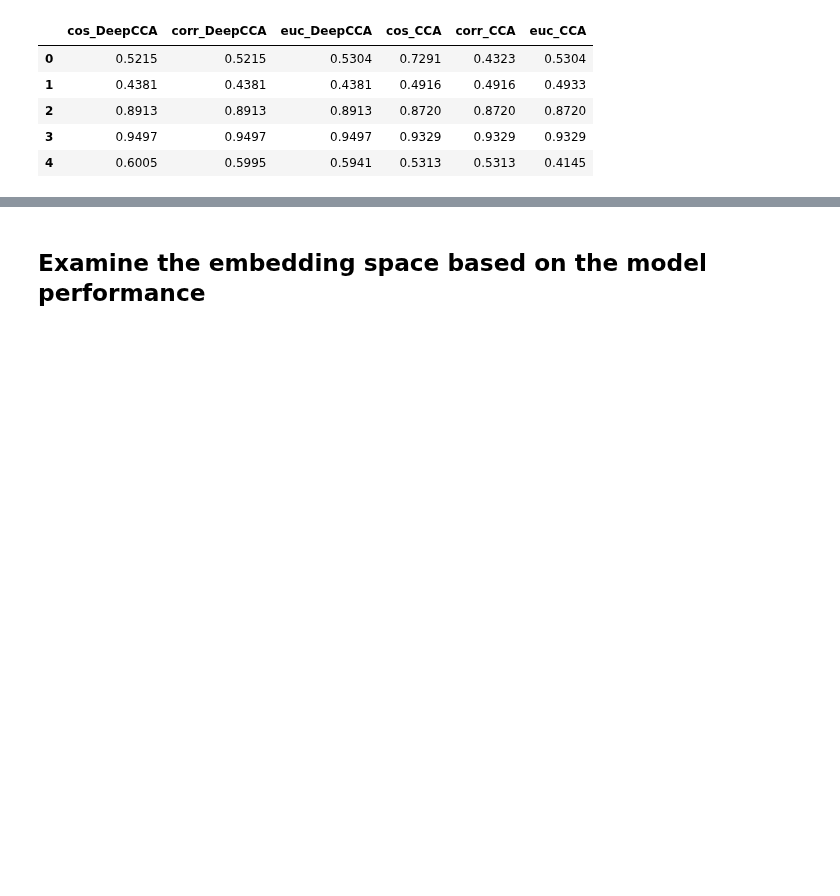
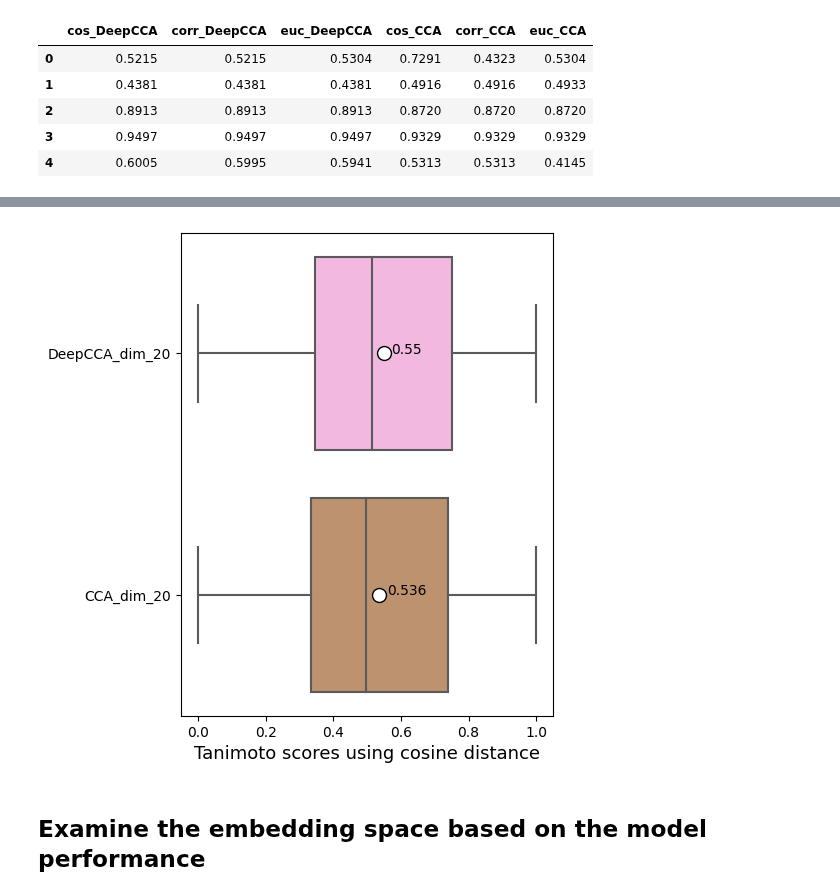
Before and after one commit to LukaLmelias/DeepCCA_thesis, a Jupyter notebook: final_model_prediction_and_evaluation.ipynb, the cells around one changed output, grey strips where cells are left out. Cells and saved outputs as stored; diff of their text form; code cells hidden in the pictures; blank space fills up the shorter version.

```diff
--- a/final_model_prediction_and_evaluation.ipynb
+++ b/final_model_prediction_and_evaluation.ipynb
@@ -525,0 +526,6 @@ plt.show()
+# %%
+models = ['sdl', 'cca']
+tanis_dim_20_df = pd.DataFrame()
+for model in models:
+    tanis_dim_20_df[f'{model}_dim_20'] = Files(f'./sdl_logs/sdl_optimized_params/{model}_preds/{model}_final_model_test_cos_tanimoto_dim_20.pickle').load_pickle()
+tanis_dim_20_df.head()
@@ -526,3 +539,19 @@ plt.show()
+# %%
+plt.figure(figsize=(4.8, 6.4),dpi=100)
+ax = sns.boxplot(data=tanis_dim_20_df, orient='h',
+             showmeans = True,palette= [sns.color_palette("colorblind")[6],sns.color_palette("colorblind")[5]],
+           meanprops={"marker":"o",
+                      "markerfacecolor":"white",
+                      "markeredgecolor":"black",
+                      "markersize":"10"})\
+
+plt.text(x=0.57,y=0,s=round(np.mean(tanis_dim_20_df['sdl_dim_20']),3))
+plt.text(x=0.56,y=1,s=round(np.mean(tanis_dim_20_df['cca_dim_20']),3))
+plt.xlabel('Tanimoto scores using cosine distance', fontsize=13)
+plt.yticks([0,1], ['DeepCCA_dim_20', 'CCA_dim_20'])
+plt.show()
+# %% [output]
+[figure, added]
 # %% [markdown]
 <h2> Examine the embedding space based on the model performance </h2>
 # %% [markdown]
```
Also changed, not shown: parts of 29 cells of this notebook.
